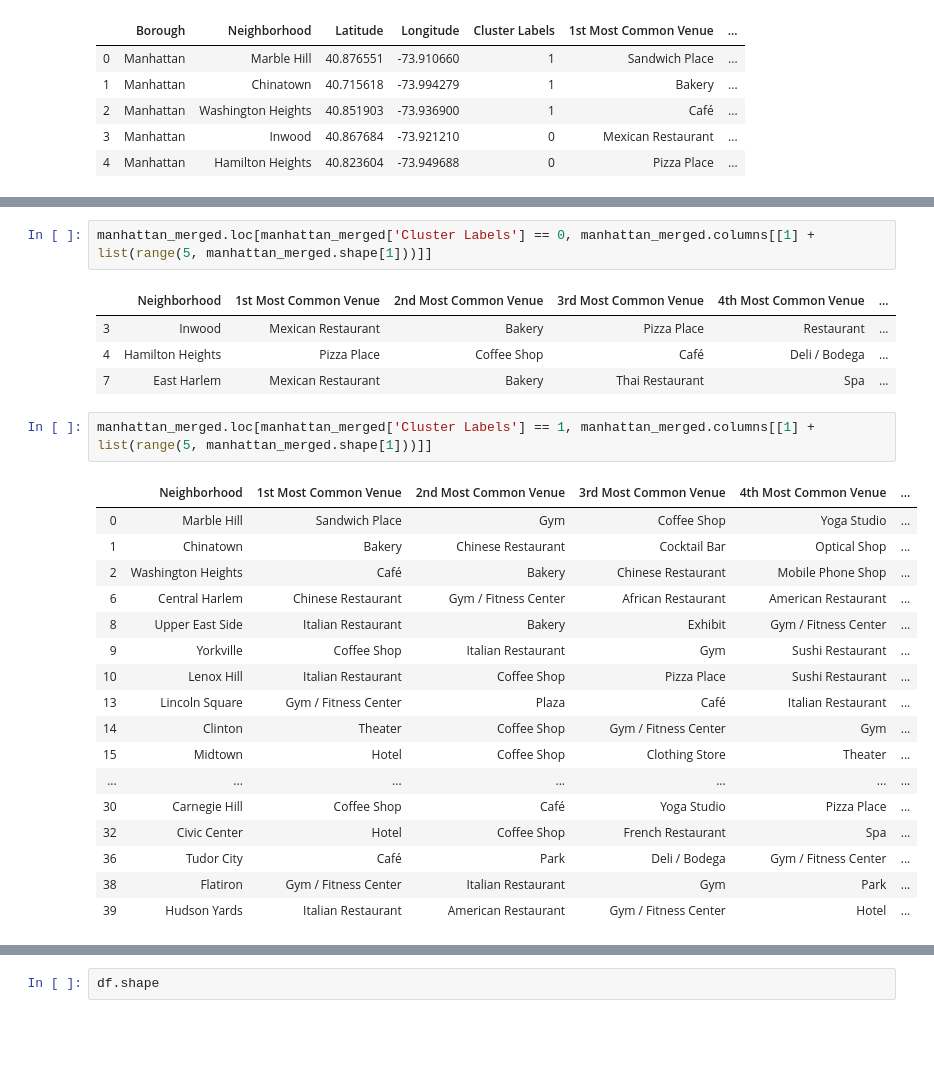
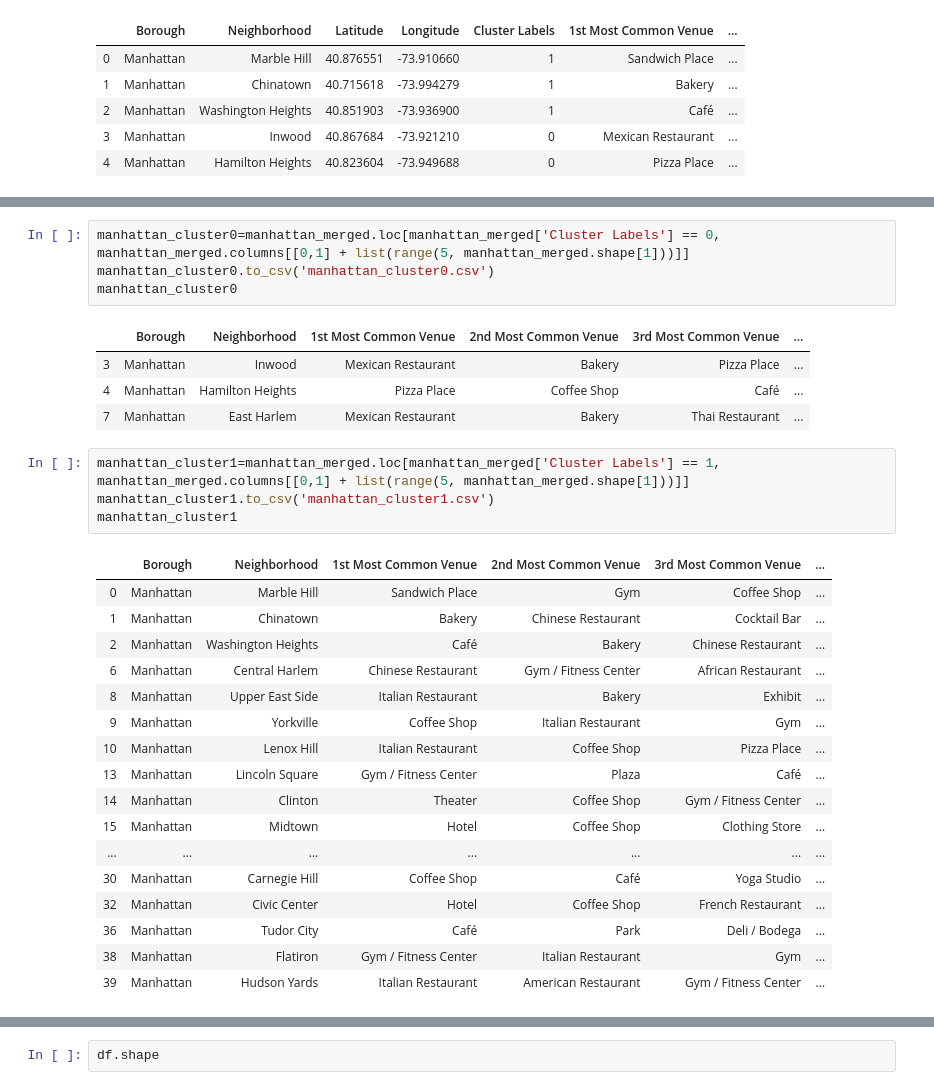
Before and after one commit to pkvagvala/Coursera_Capstone, a Jupyter notebook: Applied-Data-Science-Capstone-Week5.ipynb, the cells around one changed output, grey strips where cells are left out. Saved outputs shown, nothing was run; the diff lists cells and outputs as text; blank space fills up the shorter version.

```diff
--- a/Applied-Data-Science-Capstone-Week5.ipynb
+++ b/Applied-Data-Science-Capstone-Week5.ipynb
@@ -571,30 +606,34 @@ map_clusters
 # %% [output]
 [interactive output not drawn]
 # %%
-manhattan_merged.loc[manhattan_merged['Cluster Labels'] == 0, manhattan_merged.columns[[1] + list(range(5, manhattan_merged.shape[1]))]]
+manhattan_cluster0=manhattan_merged.loc[manhattan_merged['Cluster Labels'] == 0, manhattan_merged.columns[[0,1] + list(range(5, manhattan_merged.shape[1]))]]
+manhattan_cluster0.to_csv('manhattan_cluster0.csv')
+manhattan_cluster0
 # %% [output]
-|  | Neighborhood | 1st Most Common Venue | 2nd Most Common Venue | 3rd Most Common Venue | 4th Most Common Venue | ... |
-| 3 | Inwood | Mexican Restaurant | Bakery | Pizza Place | Restaurant | ... |
-| 4 | Hamilton Heights | Pizza Place | Coffee Shop | Café | Deli / Bodega | ... |
-| 7 | East Harlem | Mexican Restaurant | Bakery | Thai Restaurant | Spa | ... |
+|  | Borough | Neighborhood | 1st Most Common Venue | 2nd Most Common Venue | 3rd Most Common Venue | ... |
+| 3 | Manhattan | Inwood | Mexican Restaurant | Bakery | Pizza Place | ... |
+| 4 | Manhattan | Hamilton Heights | Pizza Place | Coffee Shop | Café | ... |
+| 7 | Manhattan | East Harlem | Mexican Restaurant | Bakery | Thai Restaurant | ... |
 # %%
-manhattan_merged.loc[manhattan_merged['Cluster Labels'] == 1, manhattan_merged.columns[[1] + list(range(5, manhattan_merged.shape[1]))]]
+manhattan_cluster1=manhattan_merged.loc[manhattan_merged['Cluster Labels'] == 1, manhattan_merged.columns[[0,1] + list(range(5, manhattan_merged.shape[1]))]]
+manhattan_cluster1.to_csv('manhattan_cluster1.csv')
+manhattan_cluster1
 # %% [output]
-|  | Neighborhood | 1st Most Common Venue | 2nd Most Common Venue | 3rd Most Common Venue | 4th Most Common Venue | ... |
-| 0 | Marble Hill | Sandwich Place | Gym | Coffee Shop | Yoga Studio | ... |
-| 1 | Chinatown | Bakery | Chinese Restaurant | Cocktail Bar | Optical Shop | ... |
-| 2 | Washington Heights | Café | Bakery | Chinese Restaurant | Mobile Phone Shop | ... |
-| 6 | Central Harlem | Chinese Restaurant | Gym / Fitness Center | African Restaurant | American Restaurant | ... |
-| 8 | Upper East Side | Italian Restaurant | Bakery | Exhibit | Gym / Fitness Center | ... |
-| 9 | Yorkville | Coffee Shop | Italian Restaurant | Gym | Sushi Restaurant | ... |
-| 10 | Lenox Hill | Italian Restaurant | Coffee Shop | Pizza Place | Sushi Restaurant | ... |
-| 13 | Lincoln Square | Gym / Fitness Center | Plaza | Café | Italian Restaurant | ... |
-| 14 | Clinton | Theater | Coffee Shop | Gym / Fitness Center | Gym | ... |
-| 15 | Midtown | Hotel | Coffee Shop | Clothing Store | Theater | ... |
+|  | Borough | Neighborhood | 1st Most Common Venue | 2nd Most Common Venue | 3rd Most Common Venue | ... |
+| 0 | Manhattan | Marble Hill | Sandwich Place | Gym | Coffee Shop | ... |
+| 1 | Manhattan | Chinatown | Bakery | Chinese Restaurant | Cocktail Bar | ... |
+| 2 | Manhattan | Washington Heights | Café | Bakery | Chinese Restaurant | ... |
+| 6 | Manhattan | Central Harlem | Chinese Restaurant | Gym / Fitness Center | African Restaurant | ... |
+| 8 | Manhattan | Upper East Side | Italian Restaurant | Bakery | Exhibit | ... |
+| 9 | Manhattan | Yorkville | Coffee Shop | Italian Restaurant | Gym | ... |
+| 10 | Manhattan | Lenox Hill | Italian Restaurant | Coffee Shop | Pizza Place | ... |
+| 13 | Manhattan | Lincoln Square | Gym / Fitness Center | Plaza | Café | ... |
+| 14 | Manhattan | Clinton | Theater | Coffee Shop | Gym / Fitness Center | ... |
+| 15 | Manhattan | Midtown | Hotel | Coffee Shop | Clothing Store | ... |
 | ... | ... | ... | ... | ... | ... | ... |
-| 30 | Carnegie Hill | Coffee Shop | Café | Yoga Studio | Pizza Place | ... |
-| 32 | Civic Center | Hotel | Coffee Shop | French Restaurant | Spa | ... |
-| 36 | Tudor City | Café | Park | Deli / Bodega | Gym / Fitness Center | ... |
-| 38 | Flatiron | Gym / Fitness Center | Italian Restaurant | Gym | Park | ... |
-| 39 | Hudson Yards | Italian Restaurant | American Restaurant | Gym / Fitness Center | Hotel | ... |
+| 30 | Manhattan | Carnegie Hill | Coffee Shop | Café | Yoga Studio | ... |
+| 32 | Manhattan | Civic Center | Hotel | Coffee Shop | French Restaurant | ... |
+| 36 | Manhattan | Tudor City | Café | Park | Deli / Bodega | ... |
+| 38 | Manhattan | Flatiron | Gym / Fitness Center | Italian Restaurant | Gym | ... |
+| 39 | Manhattan | Hudson Yards | Italian Restaurant | American Restaurant | Gym / Fitness Center | ... |
 # %%
```
Also changed, not shown: parts of 76 cells of this notebook.
